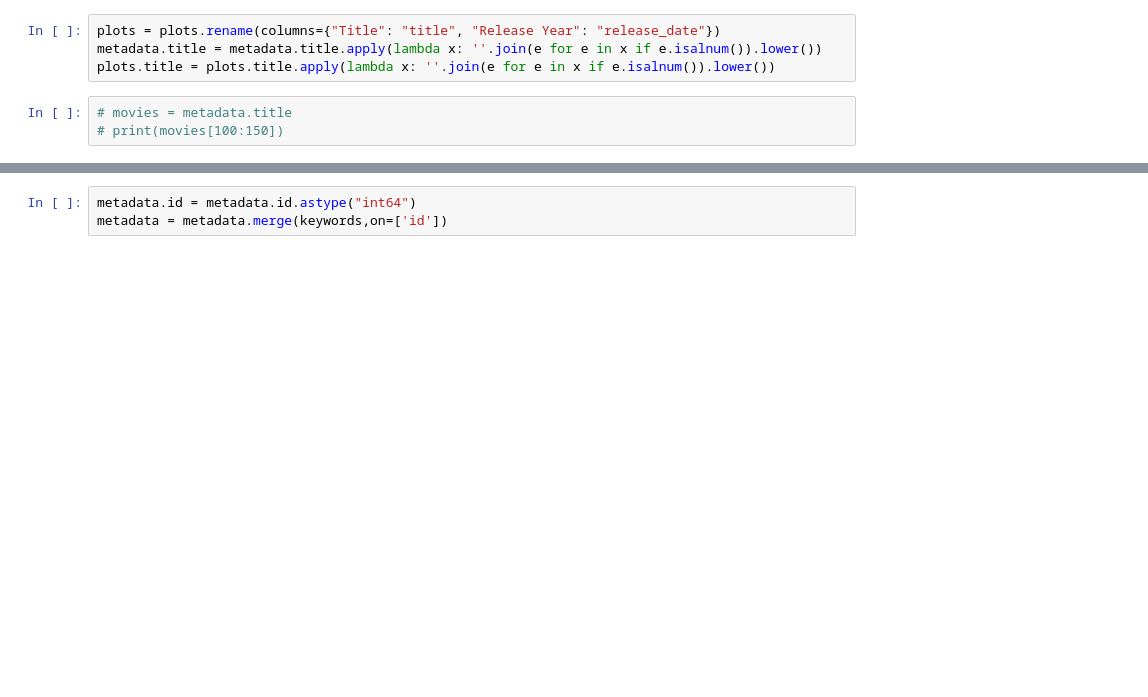
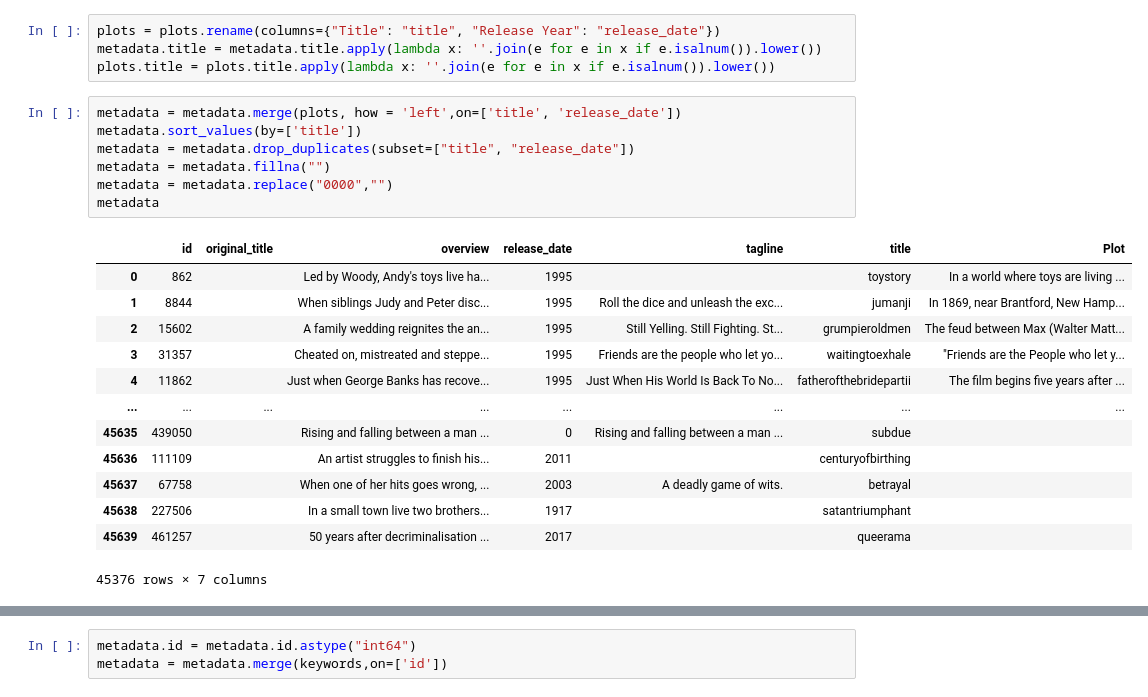
Before and after one commit to hungrynagini/movie_tag_prediction, a Jupyter notebook: main.ipynb, the cells around one changed output, grey strips where cells are left out. Cells and saved outputs as stored; diff of their text form; blank space fills up the shorter version.

```diff
--- a/main.ipynb
+++ b/main.ipynb
@@ -47,7 +89,25 @@ metadata.release_date = metadata.release_date.astype("int64")
 plots = plots.rename(columns={"Title": "title", "Release Year": "release_date"})
 metadata.title = metadata.title.apply(lambda x: ''.join(e for e in x if e.isalnum()).lower())
 plots.title = plots.title.apply(lambda x: ''.join(e for e in x if e.isalnum()).lower())
-# %%
-# movies = metadata.title
-# print(movies[100:150])
+# %%
+metadata = metadata.merge(plots, how = 'left',on=['title', 'release_date'])
+metadata.sort_values(by=['title'])
+metadata = metadata.drop_duplicates(subset=["title", "release_date"])
+metadata = metadata.fillna("")
+metadata = metadata.replace("0000","")
+metadata
+# %% [output]
+|  | id | original_title | overview | release_date | tagline | title | Plot |
+| 0 | 862 |  | Led by Woody, Andy's toys live ha... | 1995 |  | toystory | In a world where toys are living ... |
+| 1 | 8844 |  | When siblings Judy and Peter disc... | 1995 | Roll the dice and unleash the exc... | jumanji | In 1869, near Brantford, New Hamp... |
+| 2 | 15602 |  | A family wedding reignites the an... | 1995 | Still Yelling. Still Fighting. St... | grumpieroldmen | The feud between Max (Walter Matt... |
+| 3 | 31357 |  | Cheated on, mistreated and steppe... | 1995 | Friends are the people who let yo... | waitingtoexhale | "Friends are the People who let y... |
+| 4 | 11862 |  | Just when George Banks has recove... | 1995 | Just When His World Is Back To No... | fatherofthebridepartii | The film begins five years after ... |
+| ... | ... | ... | ... | ... | ... | ... | ... |
+| 45635 | 439050 |  | Rising and falling between a man ... | 0 | Rising and falling between a man ... | subdue |  |
+| 45636 | 111109 |  | An artist struggles to finish his... | 2011 |  | centuryofbirthing |  |
+| 45637 | 67758 |  | When one of her hits goes wrong, ... | 2003 | A deadly game of wits. | betrayal |  |
+| 45638 | 227506 |  | In a small town live two brothers... | 1917 |  | satantriumphant |  |
+| 45639 | 461257 |  | 50 years after decriminalisation ... | 2017 |  | queerama |  |
+45376 rows × 7 columns
 # %%
```
Also changed, not shown: parts of 38 cells of this notebook.
